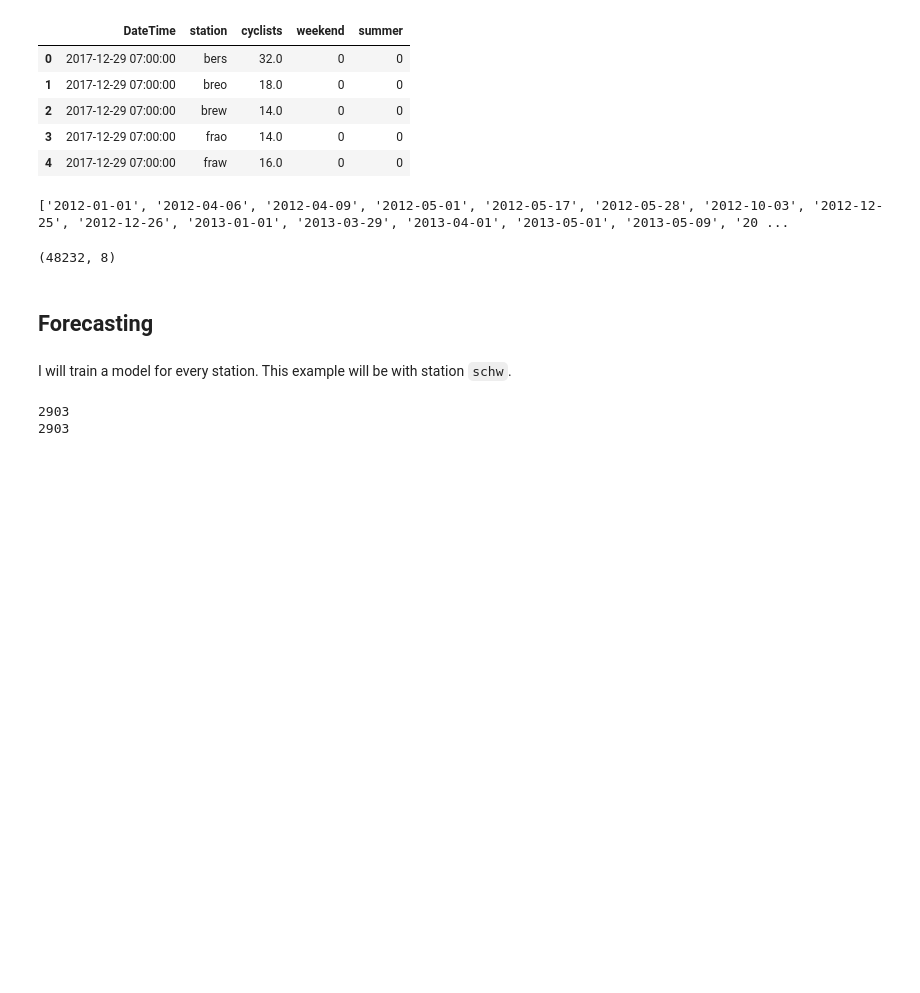
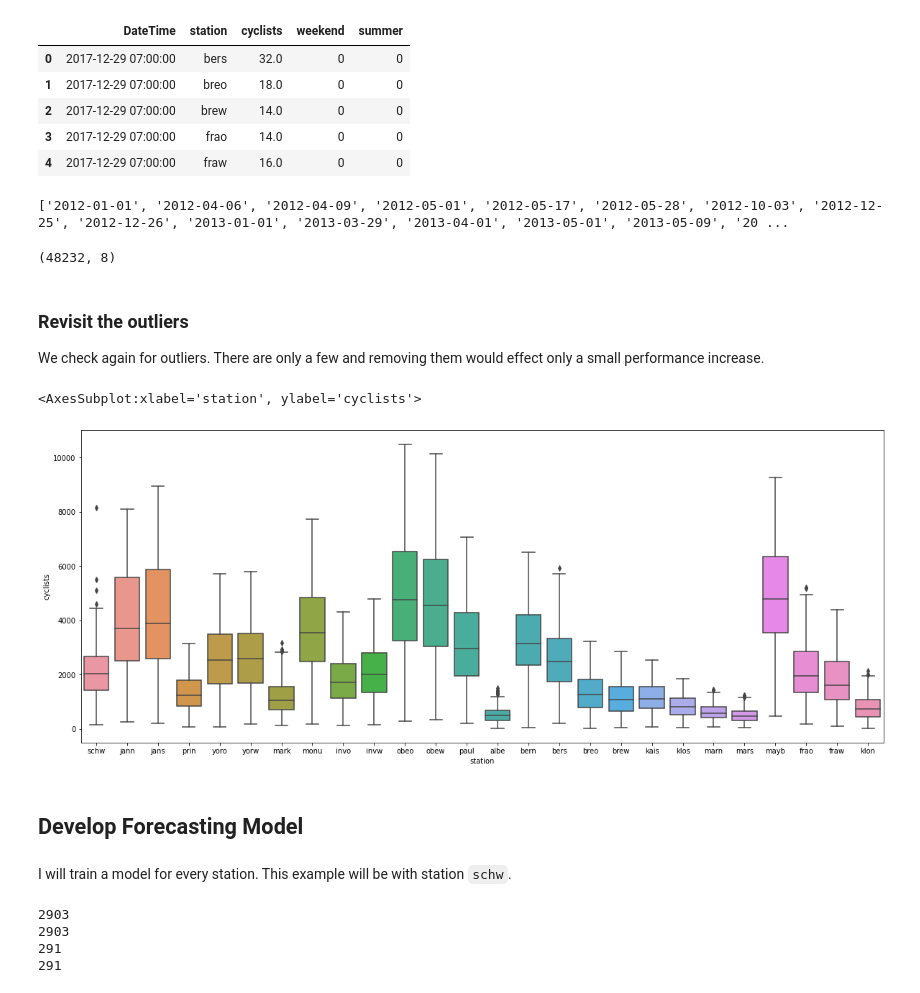
Before and after one commit to phisinger/BerlinBikeCount, a Jupyter notebook: src/Forecasting.ipynb, the cells around one changed output. Saved outputs shown, nothing was run; the diff lists cells and outputs as text; code cells hidden in the pictures; blank space fills up the shorter version.

```diff
--- a/src/Forecasting.ipynb
+++ b/src/Forecasting.ipynb
@@ -163,26 +183,45 @@ get_first = lambda col: col.head(1)
 
 data_mean = data_mean\
     .groupby(by=["Year", "Month", "Day", "station"], as_index=False)\
-    .agg({'cyclists': 'mean', 'bank_holiday': get_first, 'weekend': get_first, 'summer': get_first})
+    .agg({'cyclists': 'sum', 'bank_holiday': get_first, 'weekend': get_first, 'summer': get_first})
 # %%
 data_mean.shape
 # %% [output]
 (48232, 8)
+# %% [markdown]
+### Revisit the outliers
+We check again for outliers. There are only a few and removing them would effect only a small performance increase.
+# %%
+plt.figure(figsize=(20,8))
+sns.boxplot(data=data_mean, y='cyclists', x="station")
+# %% [output]
+<AxesSubplot:xlabel='station', ylabel='cyclists'>
+[figure, added]
 # %% [markdown]
-## Forecasting
+## Develop Forecasting Model
 # %% [markdown]
 I will train a model for every station.
 This example will be with station `schw`.
 # %%
-train_X = data_mean.loc[data_mean["station"] == 'schw',["Year", "Month", "Day", "station", "bank_holiday", "weekend", "summer"]]
+station = "schw"
+
+train_X = data_mean.loc[data_mean["station"] == station,["Year", "Month", "Day", "station", "bank_holiday", "weekend", "summer"]]
 train_X = train_X.iloc[:int(train_X.shape[0]*0.9)]
-train_y = data_mean.loc[data_mean["station"] == 'schw',["cyclists"]]
+train_y = data_mean.loc[data_mean["station"] == station,["cyclists"]]
 train_y = train_y.iloc[:int(train_y.shape[0]*0.9)]
 
 print(train_X.shape[0])
 print(train_y.shape[0])
-# test_X
-# test_y
+
+test_X = data_mean.loc[data_mean["station"] == station,["Year", "Month", "Day", "station", "bank_holiday", "weekend", "summer"]]
+test_X = train_X.iloc[int(train_X.shape[0]*0.9):]
+test_y = data_mean.loc[data_mean["station"] == station,["cyclists"]]
+test_y = train_y.iloc[int(train_y.shape[0]*0.9):]
+
+print(test_X.shape[0])
+print(test_y.shape[0])
 # %% [output]
 2903
 2903
+291
+291
```
Also changed, not shown: parts of 21 cells of this notebook.
